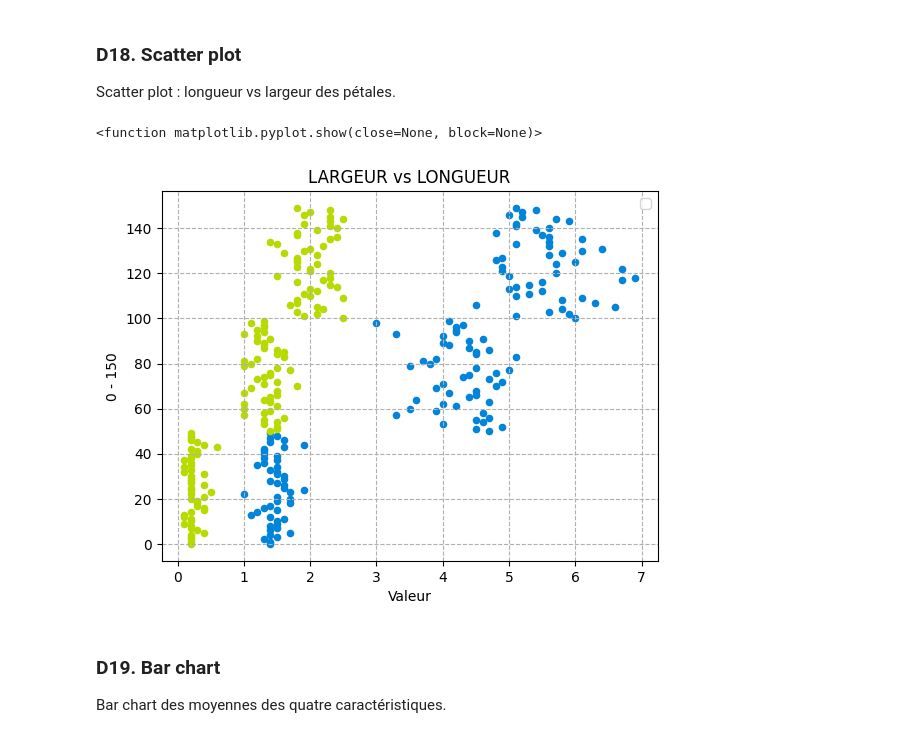
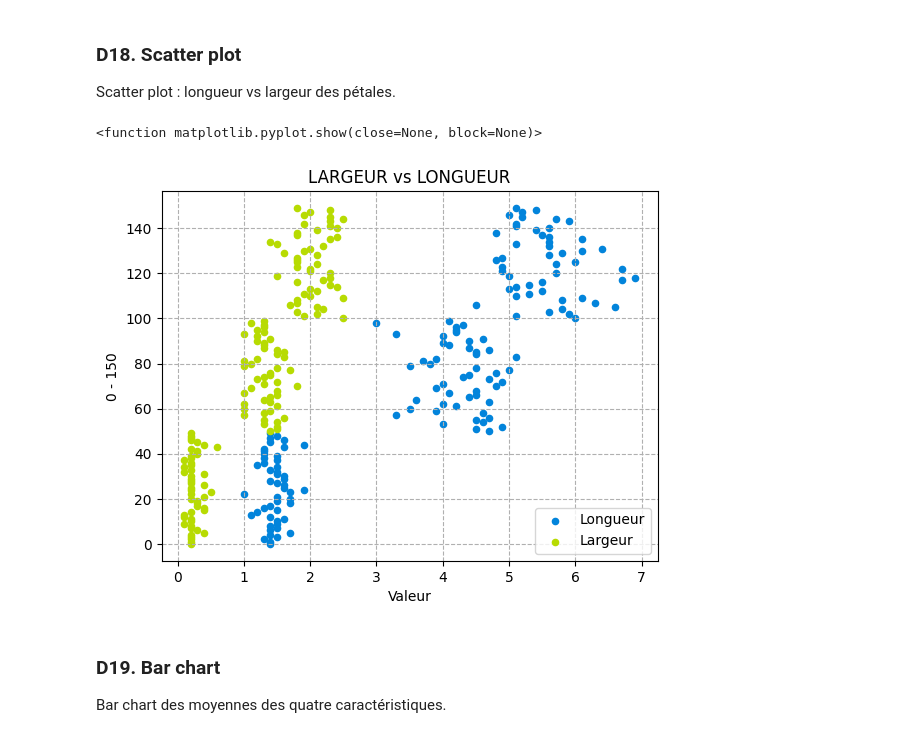
Before and after one commit to USMS-FPK-IA-GI-2025/controle-01-numpy-and-matplotlib-iris-Anam-Ayoub, a Jupyter notebook: notebooks/controle_numpy_matplotlib.ipynb, the cells around one changed output. Cells and saved outputs as stored; diff of their text form; code cells hidden in the pictures.

```diff
--- a/notebooks/controle_numpy_matplotlib.ipynb
+++ b/notebooks/controle_numpy_matplotlib.ipynb
@@ -333,22 +333,22 @@ Scatter plot : longueur vs largeur des pétales.
 # %%
 # Votre code ici
 #=========== BLOC 18 ===========
 
 longueur = features[: , 2]
 largeur =features[: , 3]
 y = np.arange(0, 150)
 
-plt.scatter(longueur,y, color='#0284db', s=20)
-plt.scatter(largeur,y, color='#b7db02', s=20)
+plt.scatter(longueur,y, color='#0284db', s=20, label='Longueur')
+plt.scatter(largeur,y, color='#b7db02', s=20, label='Largeur')
 plt.xlabel("Valeur")
 plt.ylabel('0 - 150')
 plt.title('LARGEUR vs LONGUEUR')
 plt.legend()
 plt.grid(linestyle = '--')
 plt.show
 # %% [output]
 <function matplotlib.pyplot.show(close=None, block=None)>
-[figure, old version]
+[figure, new version]
 # %% [markdown]
 ### **D19. Bar chart**
 Bar chart des moyennes des quatre caractéristiques.
```
Also changed, not shown: parts of 2 cells of this notebook.
